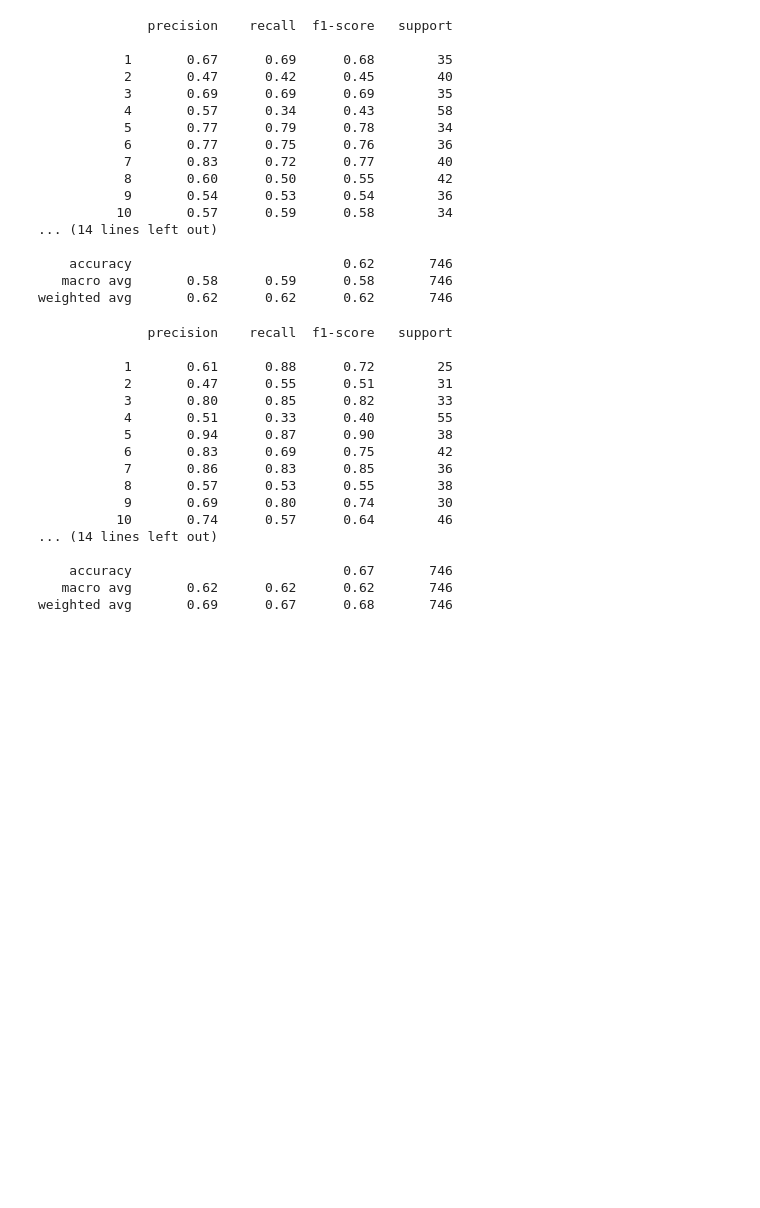
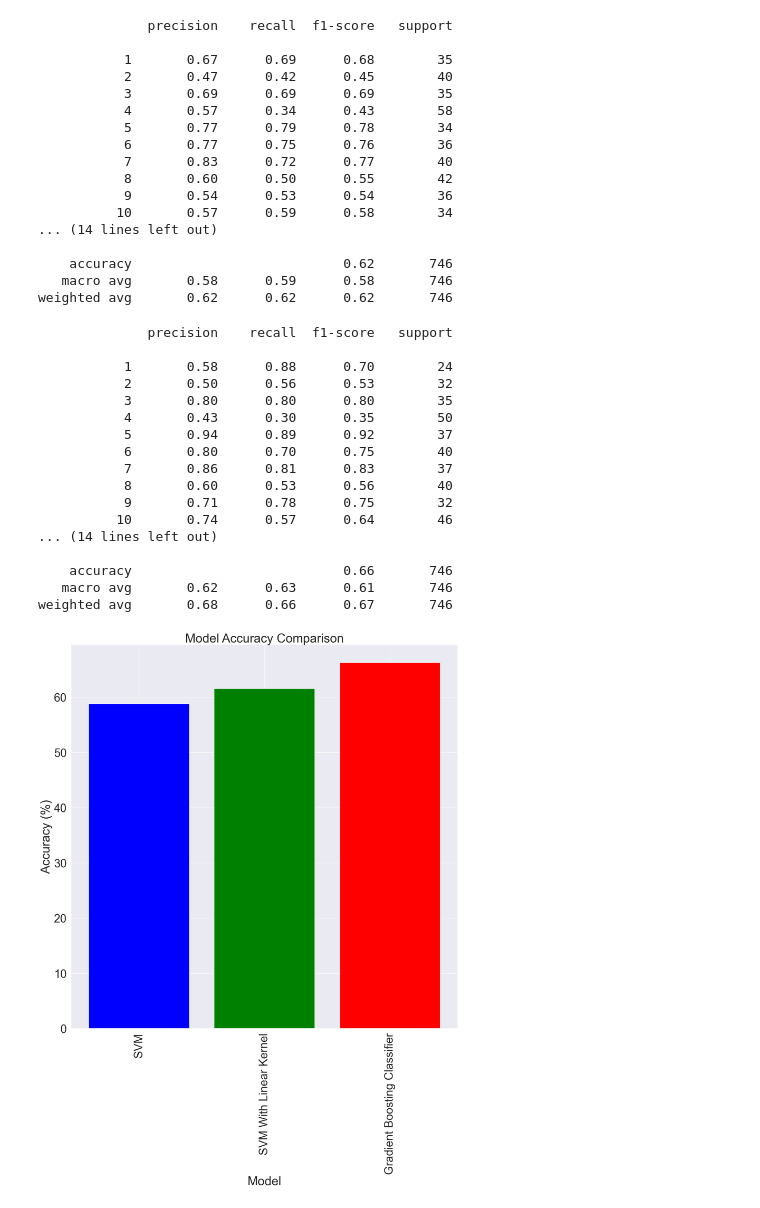
Before and after one commit to aymanrafif/Resume-Classification-Using-Machine-Learning-Models, a Jupyter notebook: Resume Classification Using Machine Learning Models.ipynb, the cells around one changed output. Saved outputs shown, nothing was run; the diff lists cells and outputs as text; code cells hidden in the pictures; blank space fills up the shorter version.

```diff
--- a/Resume Classification Using Machine Learning Models.ipynb
+++ b/Resume Classification Using Machine Learning Models.ipynb
@@ -585,22 +581,30 @@ make_classification_report(svm_linear)
    macro avg       0.58      0.59      0.58       746
 weighted avg       0.62      0.62      0.62       746
 # %%
-make_classification_report(g_boost)
+make_classification_report(g_boost, gboost_pred)
 # %% [output]
               precision    recall  f1-score   support
 
-           1       0.61      0.88      0.72        25
-           2       0.47      0.55      0.51        31
-           3       0.80      0.85      0.82        33
-           4       0.51      0.33      0.40        55
-           5       0.94      0.87      0.90        38
-           6       0.83      0.69      0.75        42
-           7       0.86      0.83      0.85        36
-           8       0.57      0.53      0.55        38
-           9       0.69      0.80      0.74        30
+           1       0.58      0.88      0.70        24
+           2       0.50      0.56      0.53        32
+           3       0.80      0.80      0.80        35
+           4       0.43      0.30      0.35        50
+           5       0.94      0.89      0.92        37
+           6       0.80      0.70      0.75        40
+           7       0.86      0.81      0.83        37
+           8       0.60      0.53      0.56        40
+           9       0.71      0.78      0.75        32
           10       0.74      0.57      0.64        46
 ... (14 lines left out)
 
-    accuracy                           0.67       746
-   macro avg       0.62      0.62      0.62       746
-weighted avg       0.69      0.67      0.68       746
+    accuracy                           0.66       746
+   macro avg       0.62      0.63      0.61       746
+weighted avg       0.68      0.66      0.67       746
+# %%
+accuracy_list=[]
+model_list=[]
+
+def attach_accuracy(model_name, pred_val, y_test = y_test, model_list=model_list, accuracy_list=accuracy_list):
+    acc = accuracy_score(pred_val, y_test)* 100
+    model_list.append(model_name)
+    accuracy_list.append(acc)
@@ -606,0 +615,12 @@ weighted avg       0.69      0.67      0.68       746
+# %%
+accuracy_data = pd.DataFrame({'model': model_list, 'accuracy': accuracy_list})
+# %%
+plt.figure(figsize=(20, 20))
+plt.bar(accuracy_data['model'], accuracy_data['accuracy'], color=['blue', 'green', 'red'])
+plt.xlabel('Model')
+plt.ylabel('Accuracy (%)')
+plt.title('Model Accuracy Comparison')
+plt.xticks(rotation=90)
+plt.show()
+# %% [output]
+[figure, added]
```
Also changed, not shown: parts of 7 cells of this notebook.
